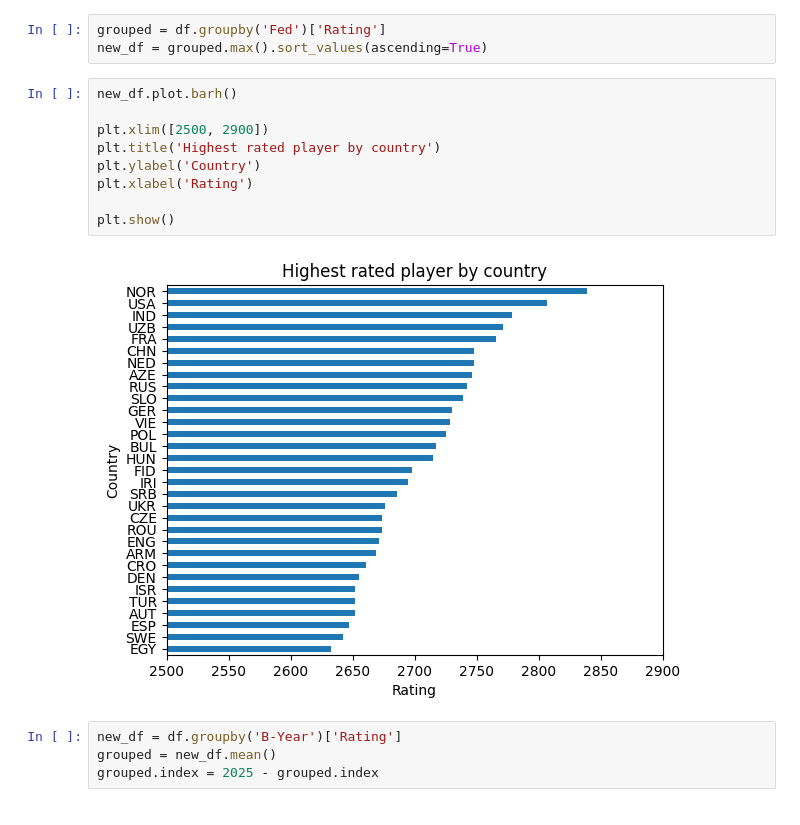
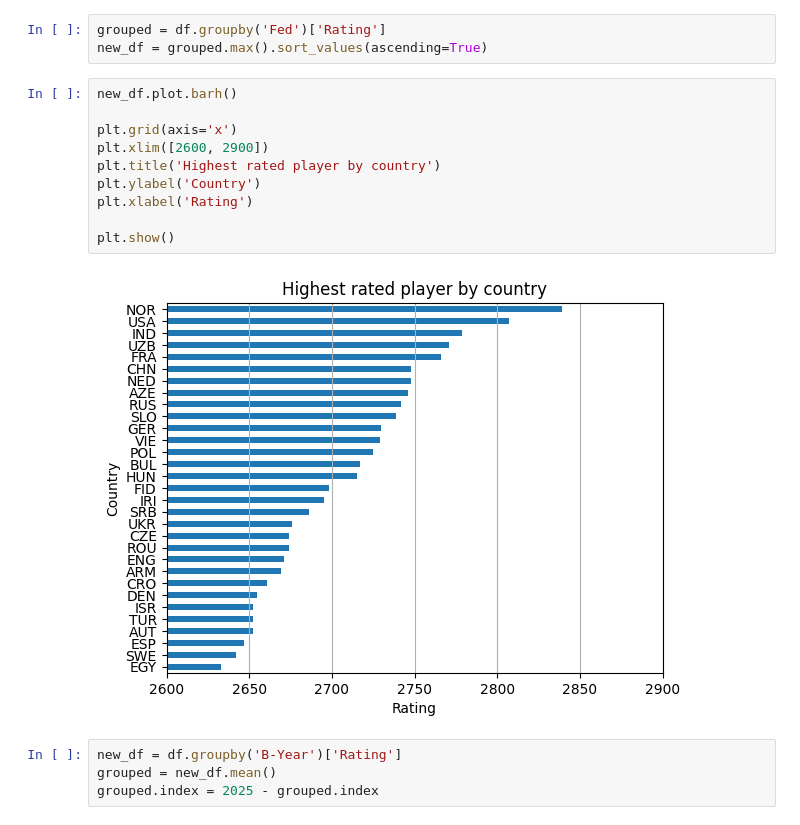
Before and after one commit to Urgith/data_science, a Jupyter notebook: scraping/fide_chess/data_plotting.ipynb, the cells around one changed output. Drawn from its saved outputs; the diff is of its cells as text.

Commit message:
grid lines added

```diff
--- a/scraping/fide_chess/data_plotting.ipynb
+++ b/scraping/fide_chess/data_plotting.ipynb
@@ -24,14 +25,15 @@ new_df = grouped.max().sort_values(ascending=True)
 # %%
 new_df.plot.barh()
 
-plt.xlim([2500, 2900])
+plt.grid(axis='x')
+plt.xlim([2600, 2900])
 plt.title('Highest rated player by country')
 plt.ylabel('Country')
 plt.xlabel('Rating')
 
 plt.show()
 # %% [output]
-[figure, old version]
+[figure, new version]
 # %%
 new_df = df.groupby('B-Year')['Rating']
 grouped = new_df.mean()
```
Also changed, not shown: parts of 2 cells of this notebook, 2 other files.
